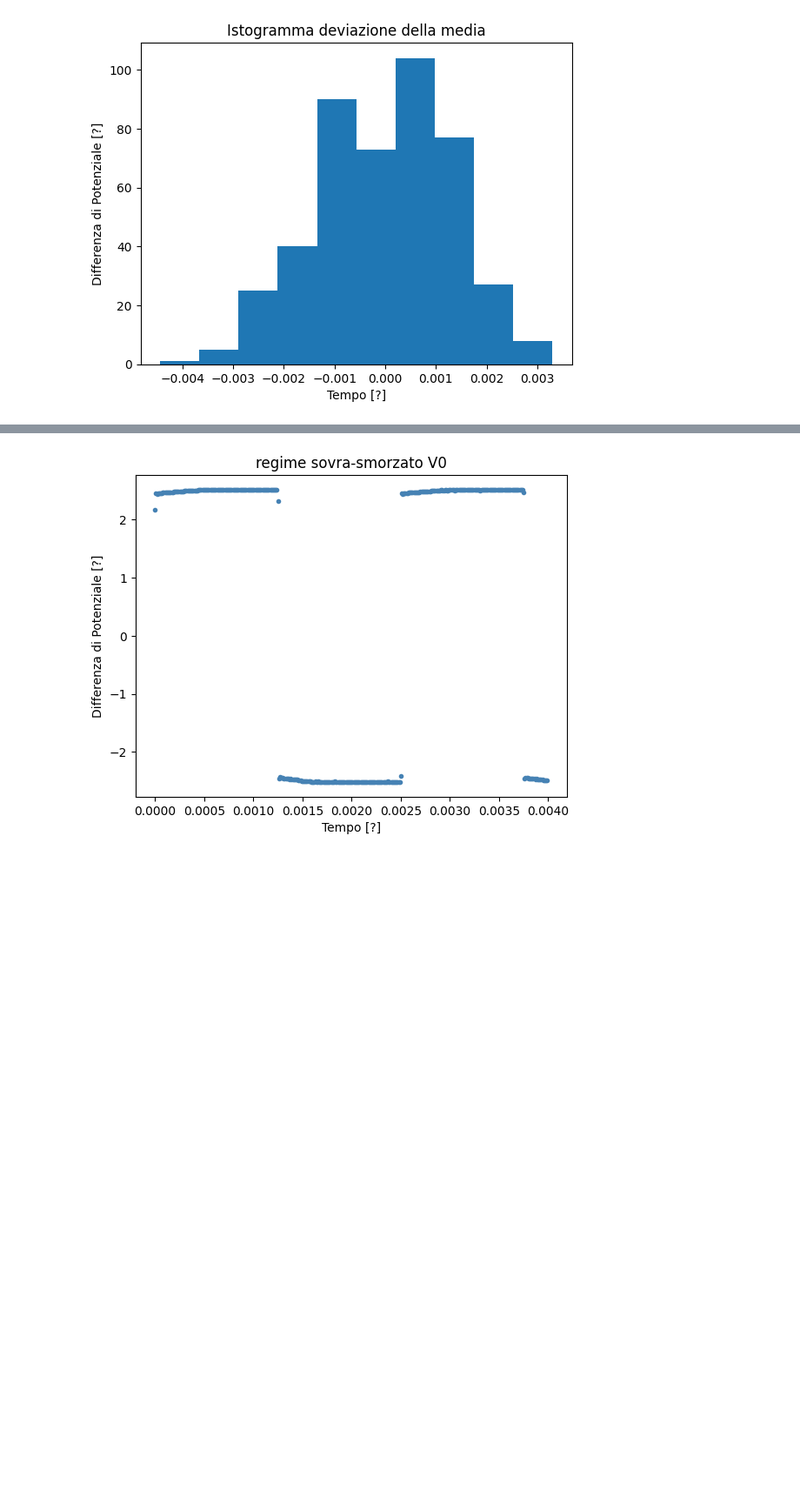
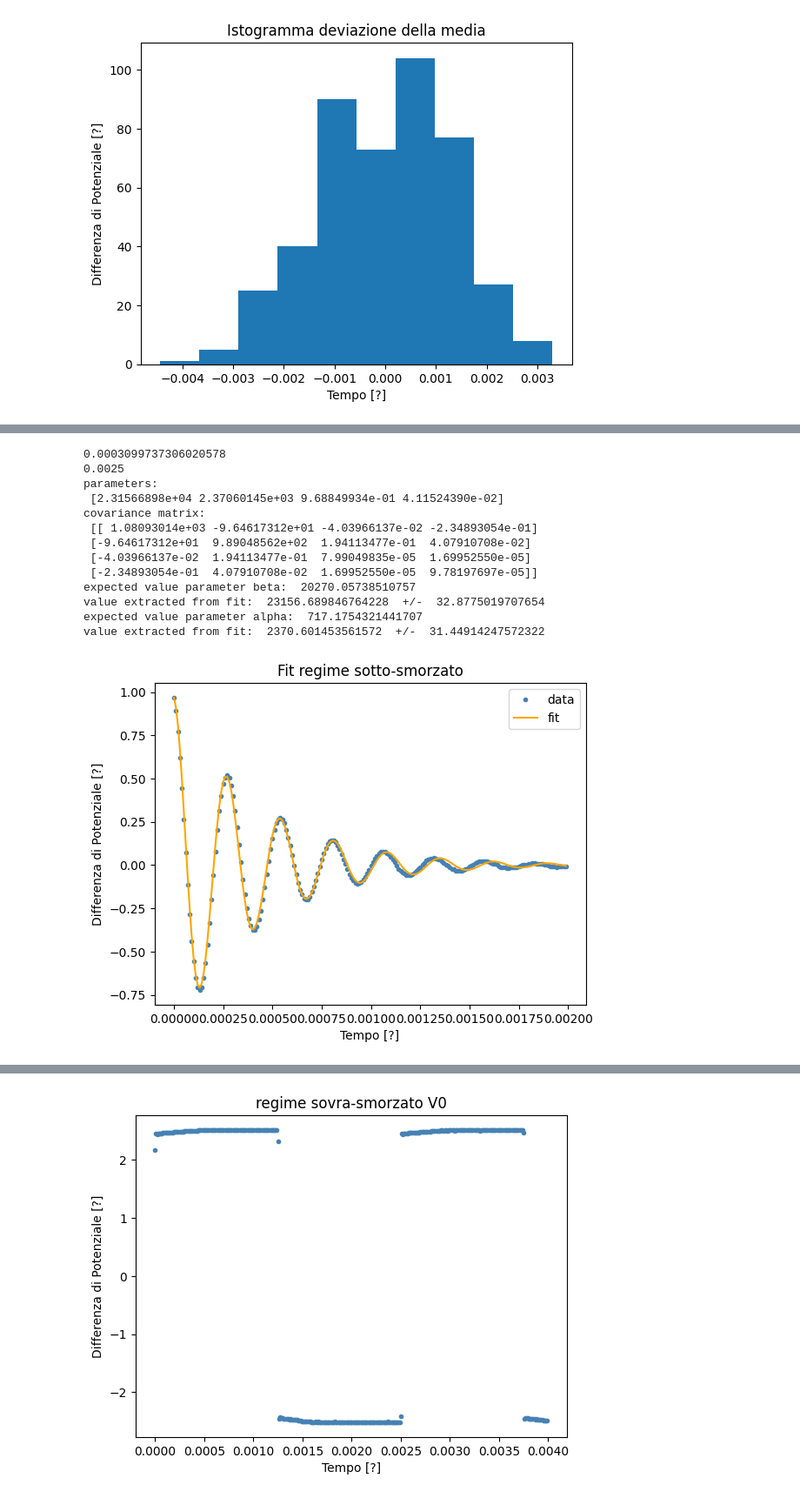
Before and after one commit to sbaba22/circuiti, a Jupyter notebook: fit.ipynb, the cells around one changed output, grey strips where cells are left out. Shown: that part at 87% size. Drawn from its saved outputs; the diff is of its cells as text; code cells hidden in the pictures; blank space fills up the shorter version.

```diff
--- a/fit.ipynb
+++ b/fit.ipynb
@@ -215 +217,71 @@ value extracted from fit:  2874.7717099622005  +/-  67.3308913638139
+# %%
+#sotto  smorzato 5
+#cresciuto da 77 a 81 mentro lo miisuravamo
+#abbiamo un volt picco picco
+R = 78
+
+alpha = R/L/2
+
+beta = np.sqrt(w0*w0 - alpha*alpha)
+
+period = 2*np.pi/(beta)
+#period of square signal
+square_period = 1/(f)
+print(period)
+#periodo osservato  circa 0.0002
+print(square_period)
+
+def under_damped_fit(x,beta,alpha,a,phi):
+    return a*np.cos(beta*x+phi)*np.exp(-alpha*x)
+
+#initial parameters
+amplitude_guess = 5
+phi_guess = 0.01
+P0 = [beta,alpha,amplitude_guess,phi_guess]
+
+file = "./data/RLC_sottosmorzato5.txt"
+temp = np.loadtxt(file, unpack = True)
+x = temp[2]
+y = temp[3]
+
+#cropping data for fit:
+x = x[0:200]
+y = y[0:200]
+
+#todo: why does this not change anything from the fit?
+popt, pcov = curve_fit(under_damped_fit, x, y, sigma = std, p0 = P0)
+#popt, pcov = curve_fit(over_damped_fit, x, y, p0 = P0)
+
+fig, axes = plt.subplots()
+
+plt.plot(x,y, '.', color = 'steelblue', label = "data")
+
+plt.plot(x,under_damped_fit(x, *popt), color = 'orange', label = "fit")
+#plt.plot(x,under_damped_fit(x, *P0), color = 'red', label = "best_guess")
+plt.xlabel("Tempo [?]")
+plt.ylabel("Differenza di Potenziale [?]")
+plt.title("Fit regime sotto-smorzato")
+axes.legend()
+print("parameters:\n", popt)
+print("covariance matrix:\n",pcov)
+
+#todo: verify it is error
+errors = np.sqrt(np.diag(pcov))
+print("expected value parameter beta: ", beta, "\nvalue extracted from fit: ", popt[0], " +/- ", errors[0])
+print("expected value parameter alpha: ", alpha, "\nvalue extracted from fit: ", popt[1], " +/- ", errors[1])
+# %% [output]
+0.0003099737306020578
+0.0025
+parameters:
+ [2.31566898e+04 2.37060145e+03 9.68849934e-01 4.11524390e-02]
+covariance matrix:
+ [[ 1.08093014e+03 -9.64617312e+01 -4.03966137e-02 -2.34893054e-01]
+ [-9.64617312e+01  9.89048562e+02  1.94113477e-01  4.07910708e-02]
+ [-4.03966137e-02  1.94113477e-01  7.99049835e-05  1.69952550e-05]
+ [-2.34893054e-01  4.07910708e-02  1.69952550e-05  9.78197697e-05]]
+expected value parameter beta:  20270.05738510757
+value extracted from fit:  23156.689846764228  +/-  32.8775019707654
+expected value parameter alpha:  717.1754321441707
+value extracted from fit:  2370.601453561572  +/-  31.44914247572322
+[figure, added]
 # %%
```
Also changed, not shown: parts of 17 cells of this notebook, 5 other files.
